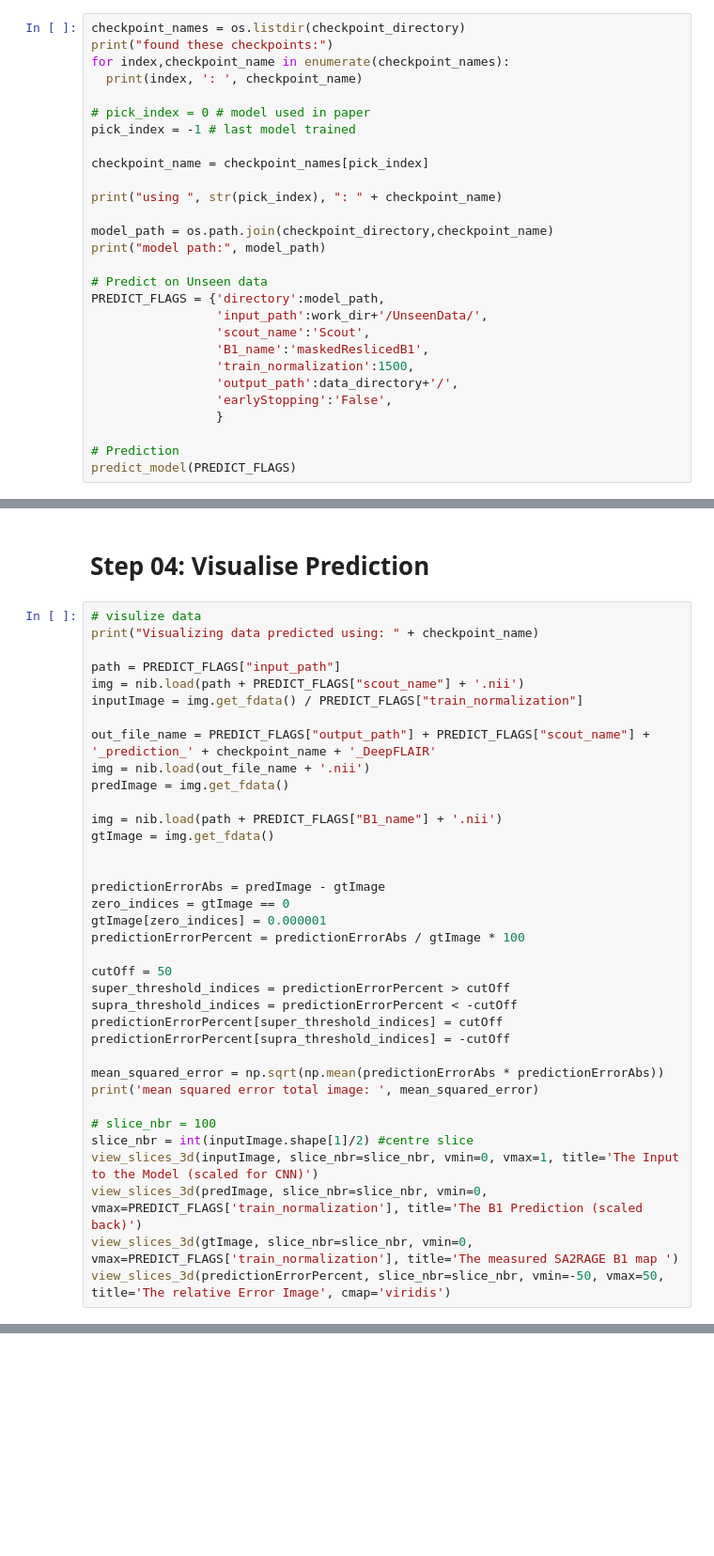
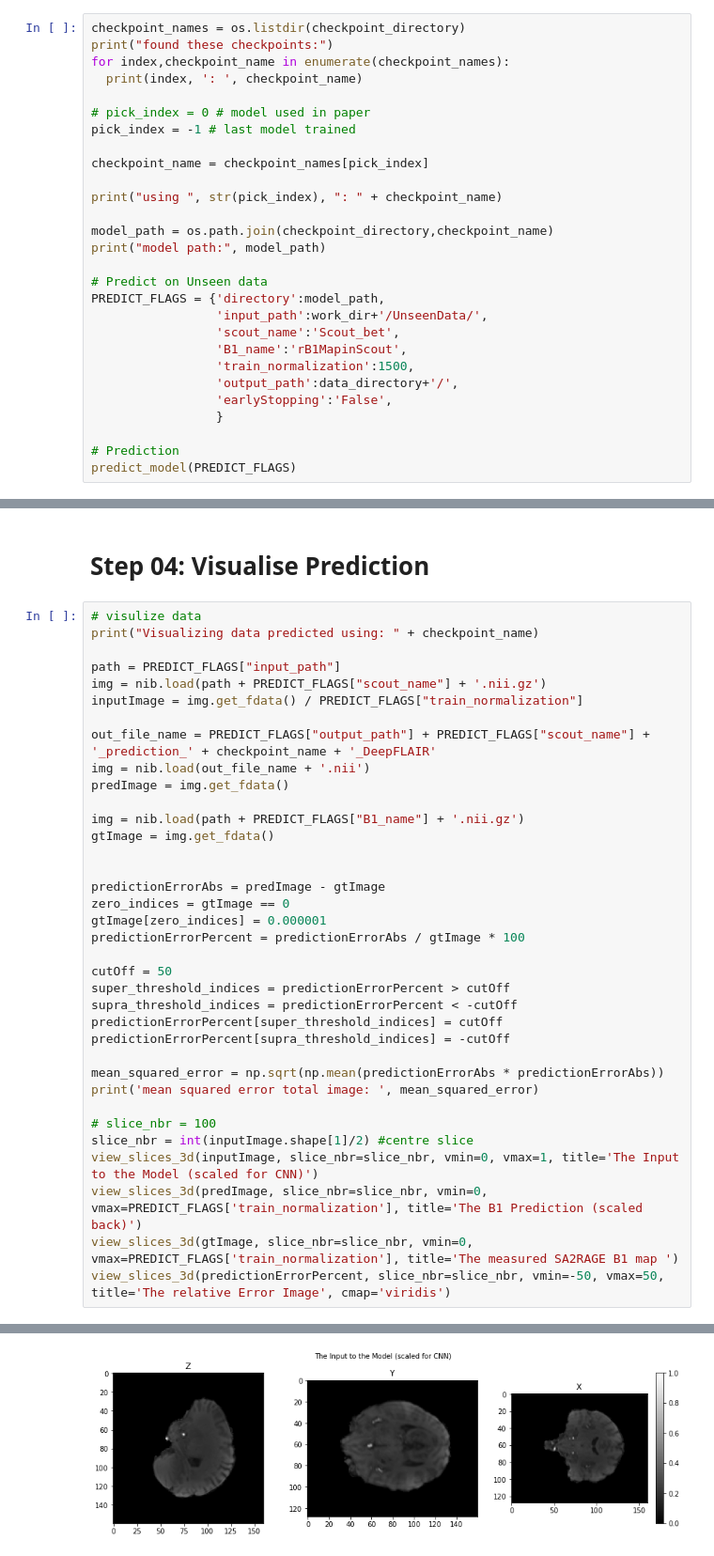
Before and after one commit to sbollmannMRI/scout2B1, a Jupyter notebook: Scout2B1.ipynb, the cells around one changed output, grey strips where cells are left out. Shown: that part at 94% size. Drawn from its saved outputs; the diff is of its cells as text; blank space fills up the shorter version.

```diff
--- a/Scout2B1.ipynb
+++ b/Scout2B1.ipynb
@@ -1112,8 +1183,8 @@ print("model path:", model_path)
 # Predict on Unseen data
 PREDICT_FLAGS = {'directory':model_path,
                  'input_path':work_dir+'/UnseenData/',
-                 'scout_name':'Scout',
-                 'B1_name':'maskedReslicedB1',
+                 'scout_name':'Scout_bet',
+                 'B1_name':'rB1MapinScout',
                  'train_normalization':1500,
                  'output_path':data_directory+'/',
                  'earlyStopping':'False',
@@ -1128,14 +1220,14 @@ predict_model(PREDICT_FLAGS)
 print("Visualizing data predicted using: " + checkpoint_name)
 
 path = PREDICT_FLAGS["input_path"]
-img = nib.load(path + PREDICT_FLAGS["scout_name"] + '.nii')
+img = nib.load(path + PREDICT_FLAGS["scout_name"] + '.nii.gz')
 inputImage = img.get_fdata() / PREDICT_FLAGS["train_normalization"]
 
 out_file_name = PREDICT_FLAGS["output_path"] + PREDICT_FLAGS["scout_name"] + '_prediction_' + checkpoint_name + '_DeepFLAIR'
 img = nib.load(out_file_name + '.nii')
 predImage = img.get_fdata()
 
-img = nib.load(path + PREDICT_FLAGS["B1_name"] + '.nii')
+img = nib.load(path + PREDICT_FLAGS["B1_name"] + '.nii.gz')
 gtImage = img.get_fdata()
 
 
@@ -1159,3 +1251,4 @@ view_slices_3d(inputImage, slice_nbr=slice_nbr, vmin=0, vmax=1, title='The Input
 view_slices_3d(predImage, slice_nbr=slice_nbr, vmin=0, vmax=PREDICT_FLAGS['train_normalization'], title='The B1 Prediction (scaled back)')
 view_slices_3d(gtImage, slice_nbr=slice_nbr, vmin=0, vmax=PREDICT_FLAGS['train_normalization'], title='The measured SA2RAGE B1 map ')
 view_slices_3d(predictionErrorPercent, slice_nbr=slice_nbr, vmin=-50, vmax=50, title='The relative Error Image', cmap='viridis')
+# %% [output]
@@ -1161,0 +1257 @@ view_slices_3d(predictionErrorPercent, slice_nbr=slice_nbr, vmin=-50, vmax=50, t
+[figure, added]
```
Also changed, not shown: parts of 19 cells of this notebook.
